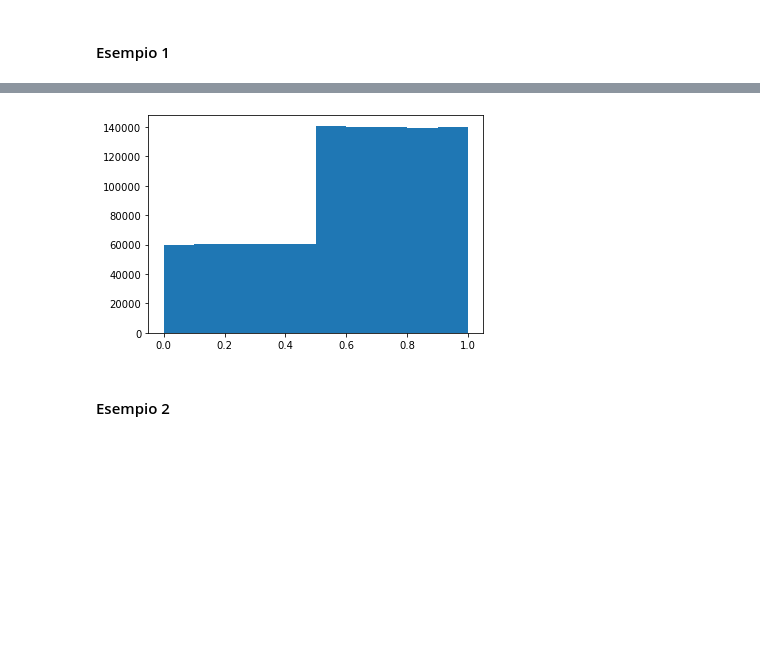
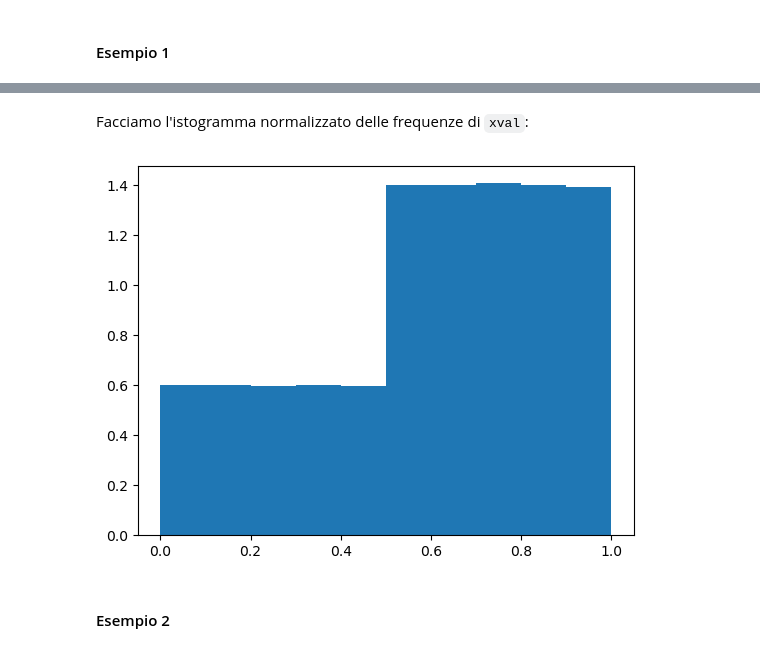
Before and after one commit to mainaezio/TIF_2024_Introduction_to_Python, a Jupyter notebook: ipynb/11_MetodoMontecarlo.ipynb, the cells around one changed output, grey strips where cells are left out. Saved outputs shown, nothing was run; the diff lists cells and outputs as text; code cells hidden in the pictures; blank space fills up the shorter version.

```diff
--- a/ipynb/11_MetodoMontecarlo.ipynb
+++ b/ipynb/11_MetodoMontecarlo.ipynb
@@ -183,12 +185,14 @@ rapporto fra i numeri di punti: 2.3260050355716237 rapporto atteso=7/3: 2.333333
+# %% [markdown]
+Facciamo l'istogramma normalizzato delle frequenze di `xval`:
 # %%
 import matplotlib.pyplot as plt
 nbins = 10
 xrange = (0,1)
 
 fig, ax = plt.subplots()
-nevent, bins, patches = ax.hist(xval, nbins, range=xrange)
+nevent, bins, patches = ax.hist(xval, nbins, range=xrange, density=True)
 # %% [output]
-[figure, old version]
+[figure, new version]
 # %% [markdown]
 #### Esempio 2
 # %%
```
Also changed, not shown: parts of 8 cells of this notebook, 1 other file.
